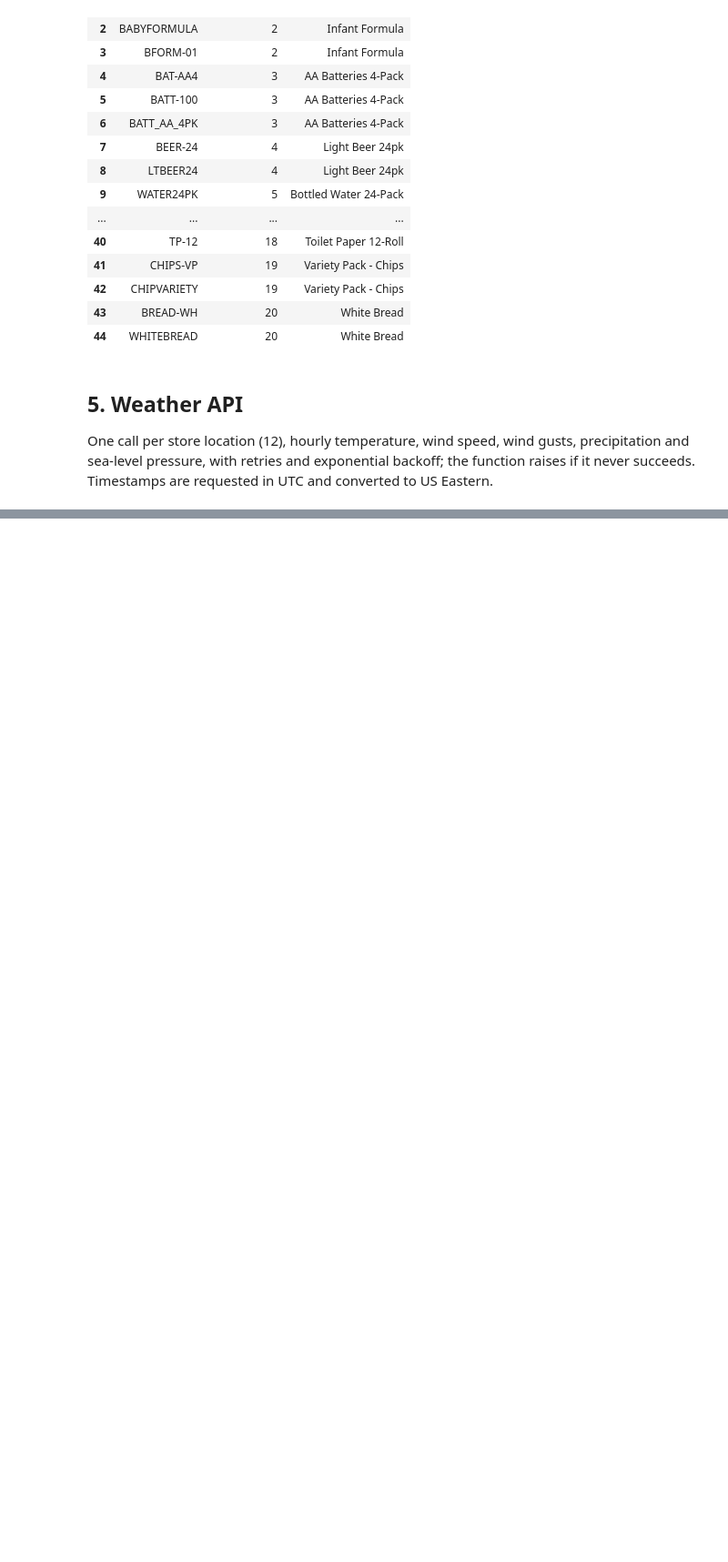
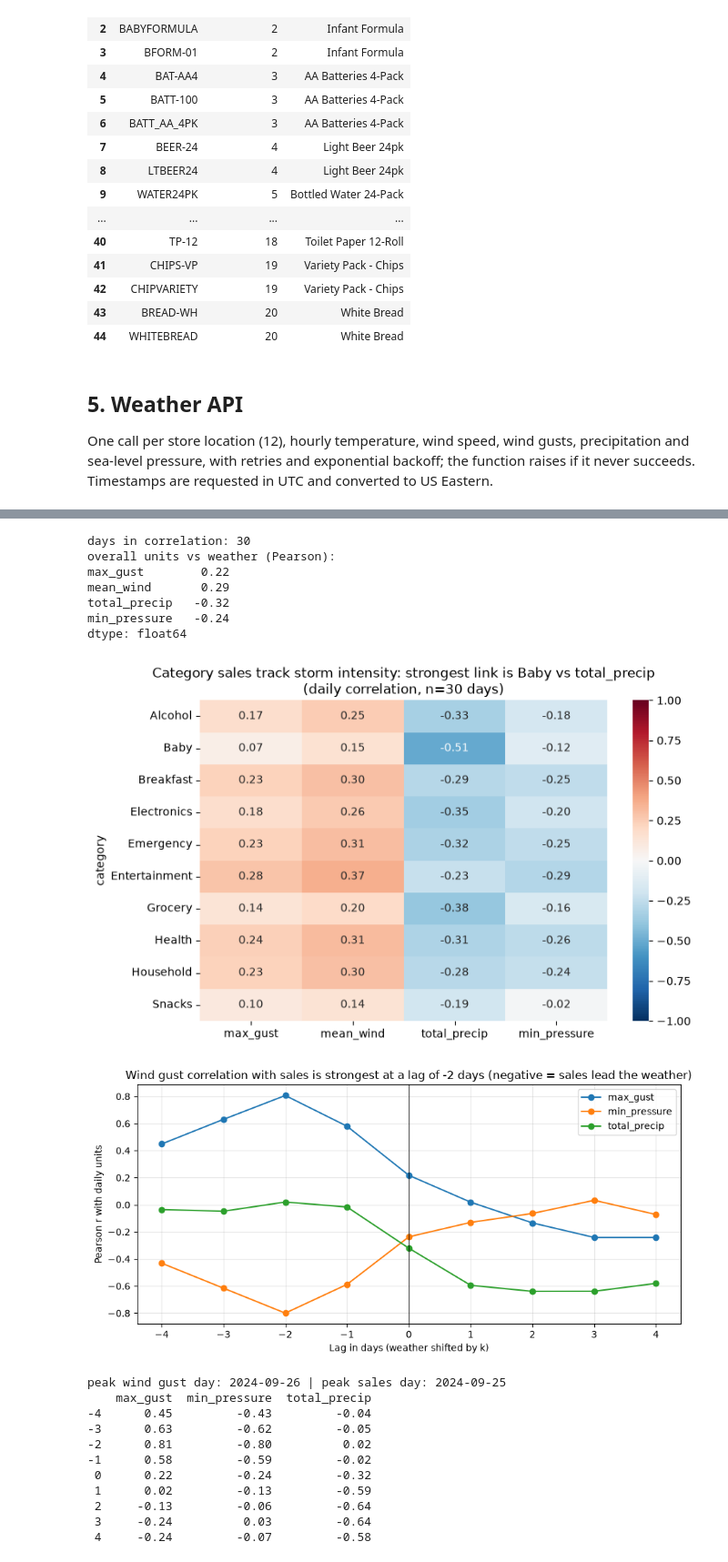
Before and after one commit to Kminhas21/walmart-hurricane-project, a Jupyter notebook: notebooks/team_notebook.ipynb, the cells around one changed output, grey strips where cells are left out. Shown at 91% size. Saved outputs shown, nothing was run; the diff lists cells and outputs as text; code cells hidden in the pictures; blank space fills up the shorter version.

```diff
--- a/notebooks/team_notebook.ipynb
+++ b/notebooks/team_notebook.ipynb
@@ -336,0 +446,12 @@ data source: ['open-meteo-archive'] (live API call, no fallback file used)
+# %%
+wx_daily = (weather.assign(day=weather['time_local'].dt.normalize())
+            .groupby(['store_id', 'day'])
+            .agg(max_gust=('wind_gusts_10m', 'max'), mean_wind=('wind_speed_10m', 'mean'),
+                 total_precip=('precipitation', 'sum'), min_pressure=('pressure_msl', 'min'))
+            .reset_index())
+sales_sd = dated.groupby(['store_id', 'day'])['quantity'].sum().rename('units').reset_index()
+merged = sales_sd.merge(wx_daily, on=['store_id', 'day'], how='left', validate='one_to_one')
+print(f'join rows: sales store-days {len(sales_sd)} -> after join {len(merged)}; unmatched weather: {int(merged["max_gust"].isna().sum())}')
+q3_join_rows_preserved = len(merged) == len(sales_sd) and merged['max_gust'].notna().all()
+assert q3_join_rows_preserved
+merged.head()
@@ -336,0 +466,48 @@ data source: ['open-meteo-archive'] (live API call, no fallback file used)
+# %%
+# statewide daily series: total units vs average-across-stores weather
+state = merged.groupby('day').agg(units=('units', 'sum'), max_gust=('max_gust', 'mean'), mean_wind=('mean_wind', 'mean'),
+                                  total_precip=('total_precip', 'mean'), min_pressure=('min_pressure', 'mean'))
+n_days = len(state)
+ind = ['max_gust', 'mean_wind', 'total_precip', 'min_pressure']
+print('days in correlation:', n_days)
+print('overall units vs weather (Pearson):'); print(state[ind].corrwith(state['units']).round(2))
+
+heat = pd.DataFrame({i: daily_cat.corrwith(state[i]) for i in ind})
+top_cell = heat.abs().stack().idxmax()
+fig, ax = plt.subplots(figsize=(8, 5))
+sns.heatmap(heat, annot=True, fmt='.2f', cmap='RdBu_r', center=0, vmin=-1, vmax=1, ax=ax)
+ax.set_title(f'Category sales track storm intensity: strongest link is {top_cell[0]} vs {top_cell[1]}\n(daily correlation, n={n_days} days)')
+plt.tight_layout(); plt.show()
+
+# lag: corr(units on day t, weather on day t-k). k>0: weather leads sales; k<0: sales lead weather
+lags = range(-4, 5)
+lag_corr = pd.DataFrame({i: [state['units'].corr(state[i].shift(k)) for k in lags] for i in ('max_gust', 'min_pressure', 'total_precip')}, index=list(lags))
+best = lag_corr['max_gust'].abs().idxmax()
+fig, ax = plt.subplots(figsize=(9, 4.5))
+lag_corr.plot(ax=ax, marker='o'); ax.axvline(0, color='k', lw=.8)
+ax.set_title(f'Wind gust correlation with sales is strongest at a lag of {best:+d} days (negative = sales lead the weather)')
+ax.set_xlabel('Lag in days (weather shifted by k)'); ax.set_ylabel('Pearson r with daily units'); ax.grid(alpha=.3)
+plt.tight_layout(); plt.show()
+print('peak wind gust day:', state['max_gust'].idxmax().date(), '| peak sales day:', state['units'].idxmax().date())
+print(lag_corr.round(2))
+# %% [output]
+days in correlation: 30
+overall units vs weather (Pearson):
+max_gust        0.22
+mean_wind       0.29
+total_precip   -0.32
+min_pressure   -0.24
+dtype: float64
+[figure, added]
+[figure, added]
+peak wind gust day: 2024-09-26 | peak sales day: 2024-09-25
+    max_gust  min_pressure  total_precip
+-4      0.45         -0.43         -0.04
+-3      0.63         -0.62         -0.05
+-2      0.81         -0.80          0.02
+-1      0.58         -0.59         -0.02
+ 0      0.22         -0.24         -0.32
+ 1      0.02         -0.13         -0.59
+ 2     -0.13         -0.06         -0.64
+ 3     -0.24          0.03         -0.64
+ 4     -0.24         -0.07         -0.58
```
Also changed, not shown: parts of 10 cells of this notebook.
